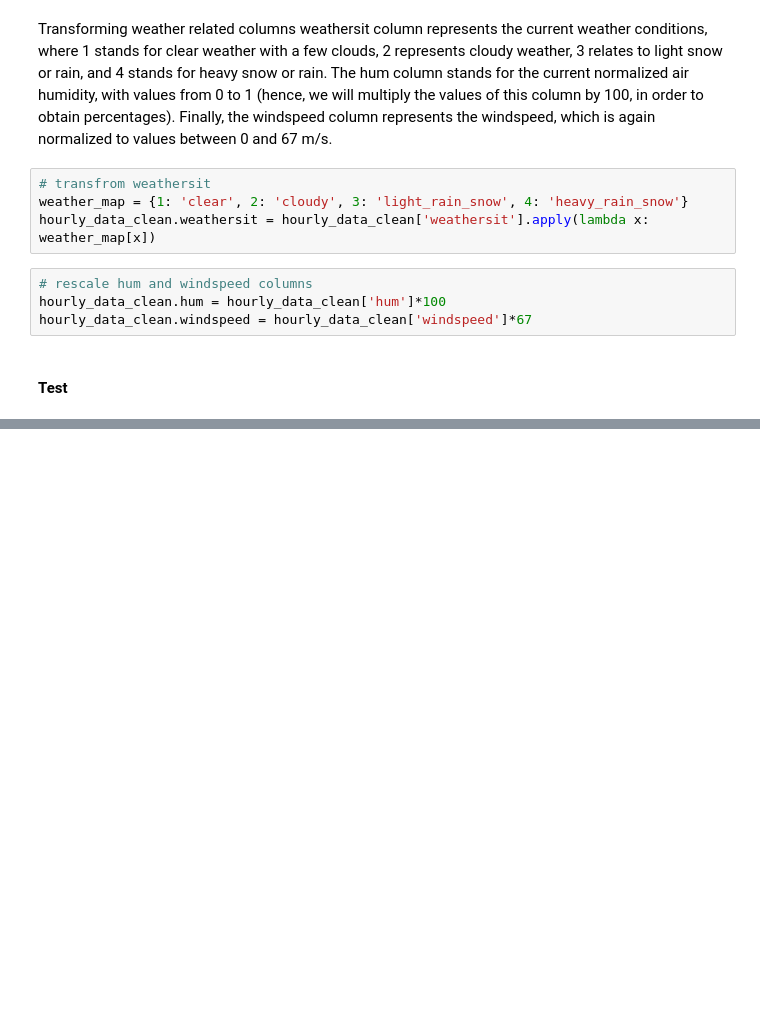
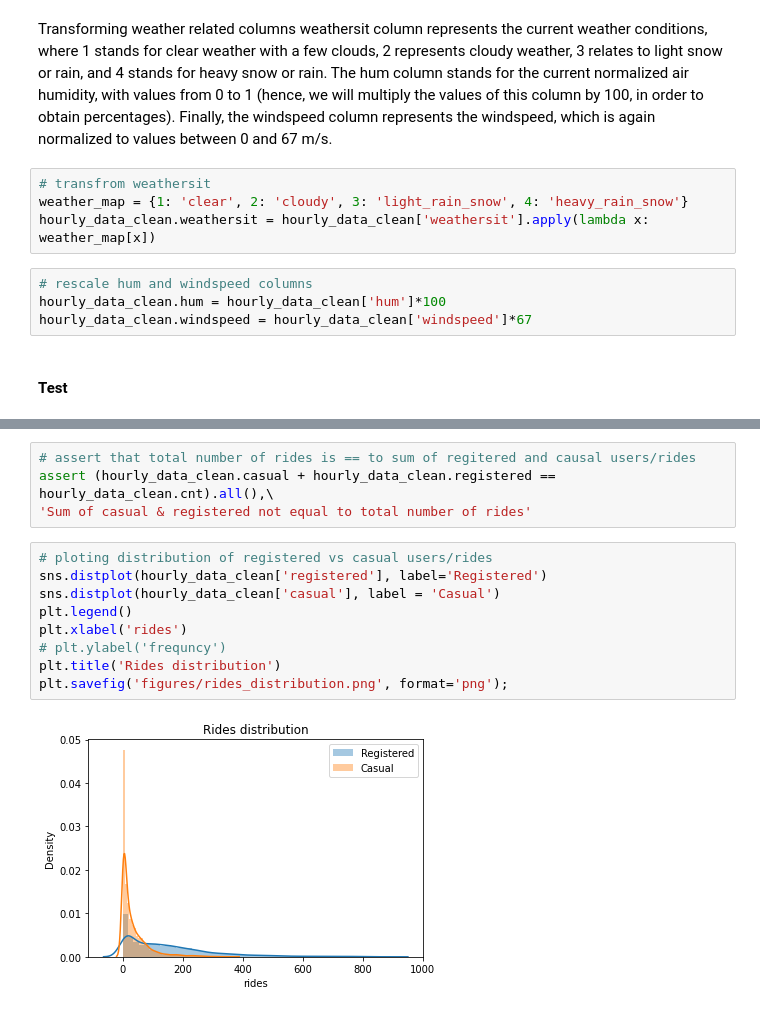
Before and after one commit to 3liud/bike-sharing-analysis, a Jupyter notebook: bike_sharing_analysis.ipynb, the cells around one changed output, grey strips where cells are left out. Cells and saved outputs as stored; diff of their text form; blank space fills up the shorter version.

```diff
--- a/bike_sharing_analysis.ipynb
+++ b/bike_sharing_analysis.ipynb
@@ -123,0 +133,15 @@ hourly_data_clean[cols].sample(10, random_state=123)
+# %%
+# assert that total number of rides is == to sum of regitered and causal users/rides
+assert (hourly_data_clean.casual + hourly_data_clean.registered == hourly_data_clean.cnt).all(),\
+'Sum of casual & registered not equal to total number of rides'
+# %%
+# ploting distribution of registered vs casual users/rides
+sns.distplot(hourly_data_clean['registered'], label='Registered')
+sns.distplot(hourly_data_clean['casual'], label = 'Casual')
+plt.legend()
+plt.xlabel('rides')
+# plt.ylabel('frequncy')
+plt.title('Rides distribution')
+plt.savefig('figures/rides_distribution.png', format='png');
+# %% [output]
+[figure, added]
```
Also changed, not shown: parts of 12 cells of this notebook.
